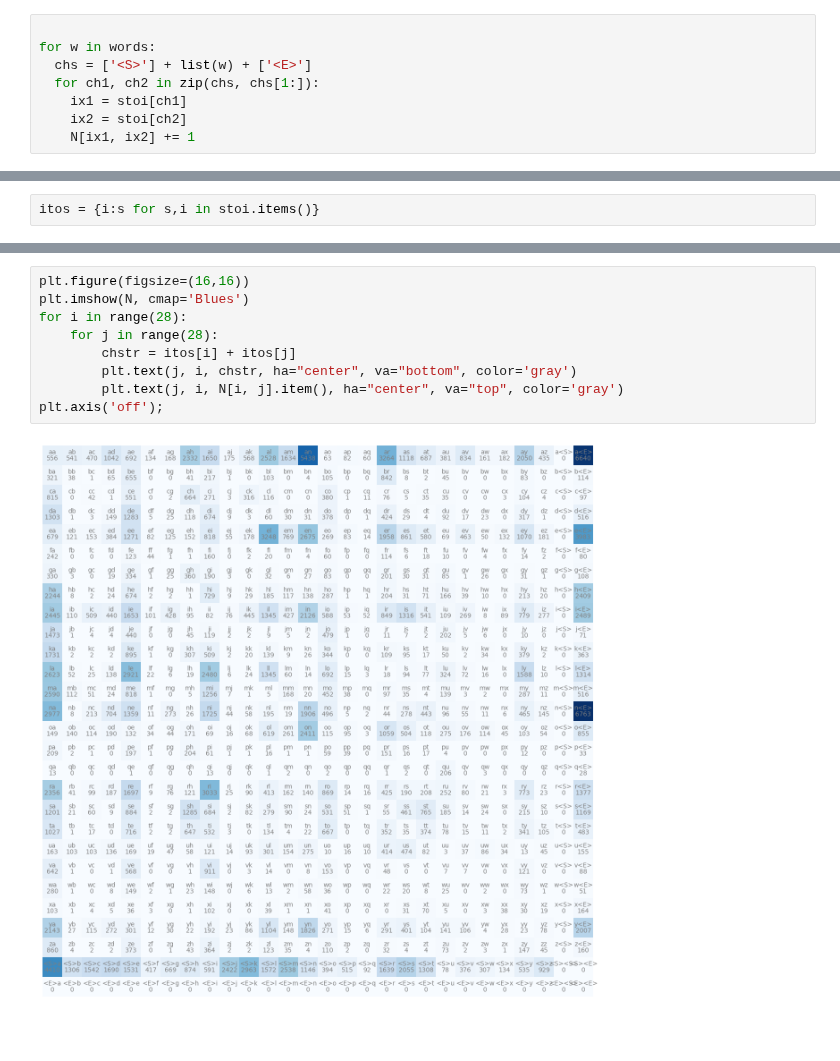
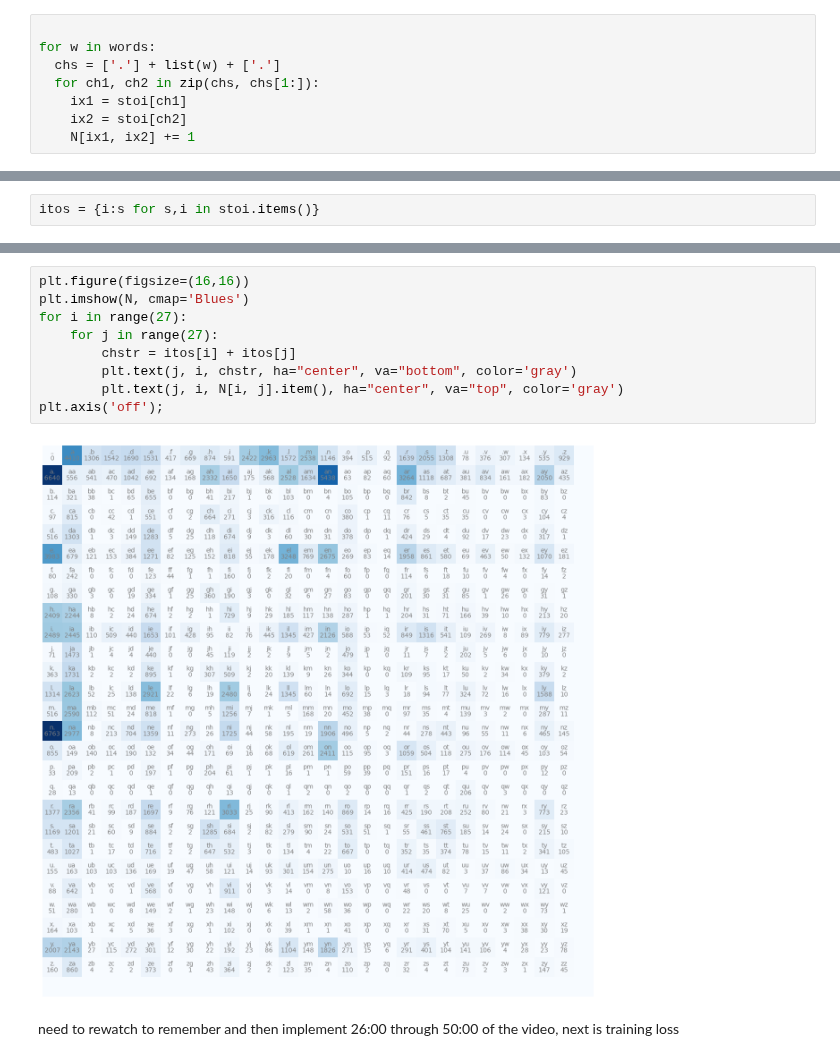
Before and after one commit to adamya-singh/machine-learning-exercises, a Jupyter notebook: makemore-w-karpathy/makemore.ipynb, the cells around one changed output, grey strips where cells are left out. Drawn from its saved outputs; the diff is of its cells as text; blank space fills up the shorter version.

```diff
--- a/makemore-w-karpathy/makemore.ipynb
+++ b/makemore-w-karpathy/makemore.ipynb
@@ -75,7 +73,7 @@ For each word, split the word into tuples of characters and for each tuple, incr
 # %%
 
 for w in words:
-  chs = ['<S>'] + list(w) + ['<E>']
+  chs = ['.'] + list(w) + ['.']
   for ch1, ch2 in zip(chs, chs[1:]):
     ix1 = stoi[ch1]
     ix2 = stoi[ch2]
@@ -112,11 +110,13 @@ plt.imshow(N)
 # %%
 plt.figure(figsize=(16,16))
 plt.imshow(N, cmap='Blues')
-for i in range(28):
-    for j in range(28):
+for i in range(27):
+    for j in range(27):
         chstr = itos[i] + itos[j]
         plt.text(j, i, chstr, ha="center", va="bottom", color='gray')
         plt.text(j, i, N[i, j].item(), ha="center", va="top", color='gray')
 plt.axis('off');
 # %% [output]
-[figure, old version]
+[figure, new version]
+# %% [markdown]
+need to rewatch to remember and then implement 26:00 through 50:00 of the video, next is training loss
```
Also changed, not shown: parts of 3 cells of this notebook.
